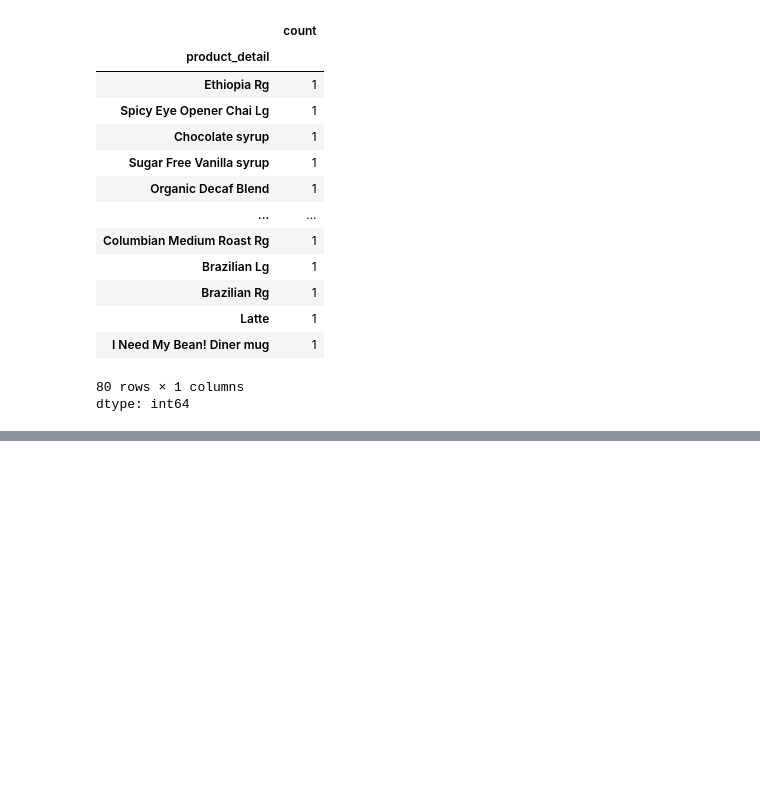
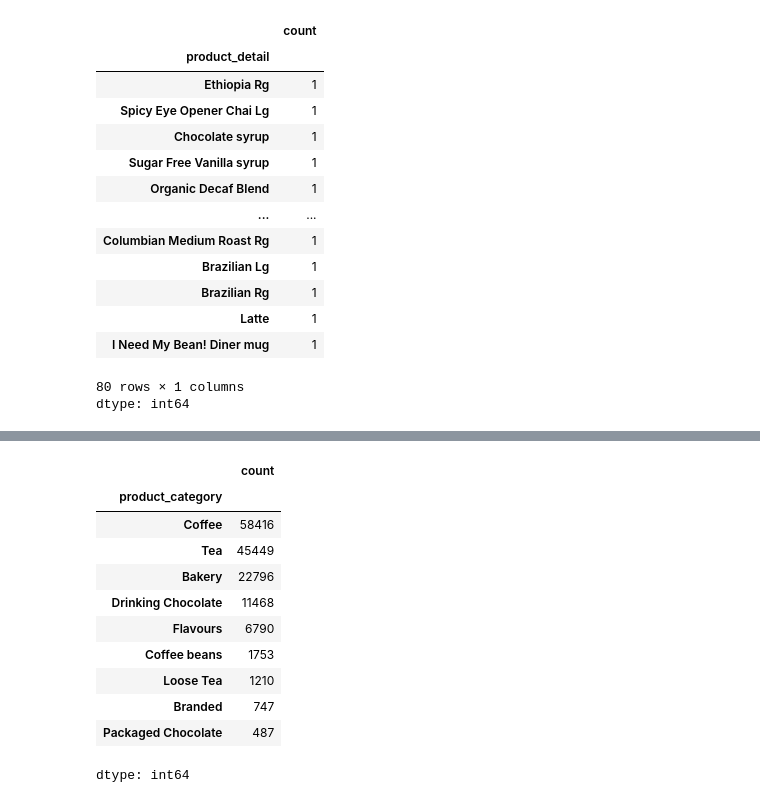
Before and after one commit to eddieisoffline/Portfolio-Data-Science, a Jupyter notebook: cafe/notebook/notebook.ipynb, the cells around one changed output, grey strips where cells are left out. Saved outputs shown, nothing was run; the diff lists cells and outputs as text; code cells hidden in the pictures; blank space fills up the shorter version.

```diff
--- a/cafe/notebook/notebook.ipynb
+++ b/cafe/notebook/notebook.ipynb
@@ -81,0 +126,15 @@ dtype: int64
+# %%
+coffee_sales["product_category"].value_counts()
+# %% [output]
+|  | count |
+| product_category |  |
+| Coffee | 58416 |
+| Tea | 45449 |
+| Bakery | 22796 |
+| Drinking Chocolate | 11468 |
+| Flavours | 6790 |
+| Coffee beans | 1753 |
+| Loose Tea | 1210 |
+| Branded | 747 |
+| Packaged Chocolate | 487 |
+dtype: int64
```
Also changed, not shown: parts of 10 cells of this notebook.
